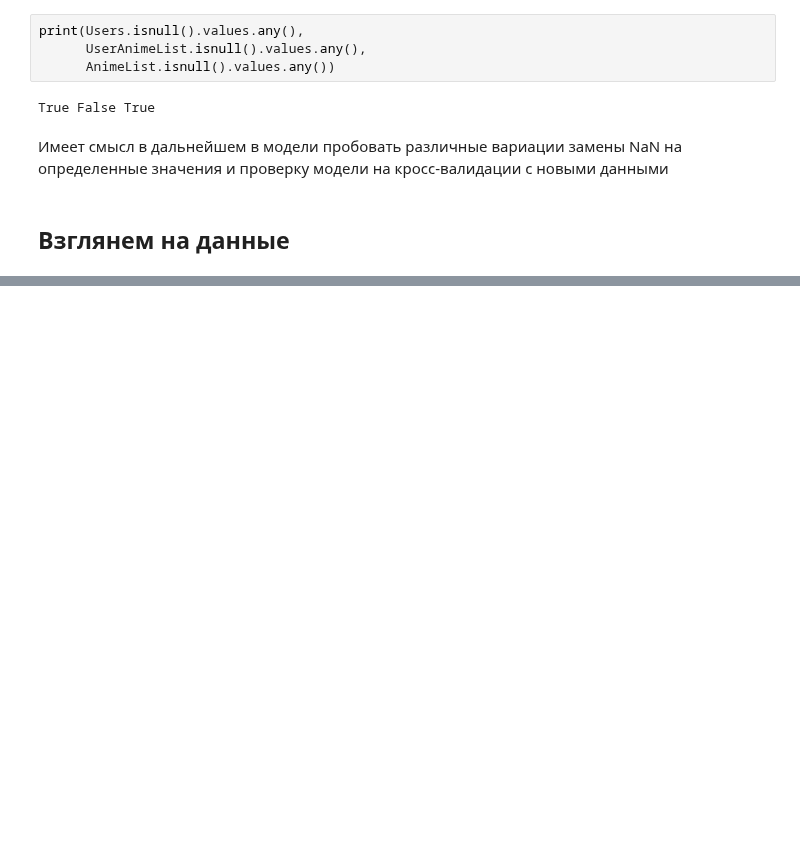
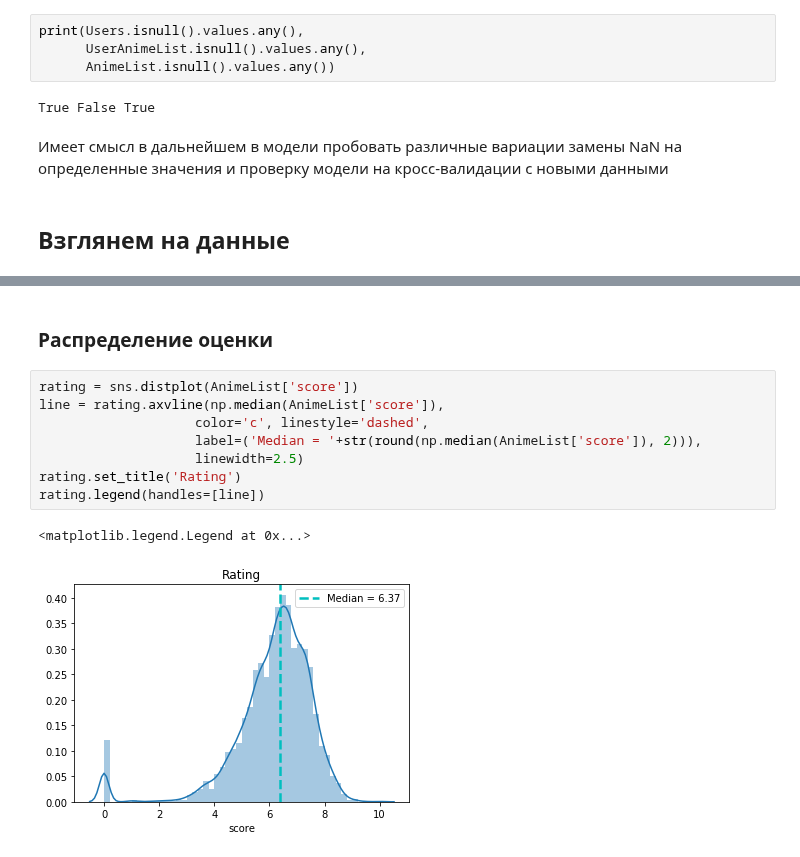
Before and after one commit to DKosov/TechnoSphere, a Jupyter notebook: ds/myAnimeList/report.ipynb, the cells around one changed output, grey strips where cells are left out. Cells and saved outputs as stored; diff of their text form; blank space fills up the shorter version.

```diff
--- a/ds/myAnimeList/report.ipynb
+++ b/ds/myAnimeList/report.ipynb
@@ -118,0 +130,13 @@ sns.pairplot(=data[['type','members','episodes','rating']],hue='type')
+# %% [markdown]
+### Распределение оценки
+# %%
+rating = sns.distplot(AnimeList['score'])
+line = rating.axvline(np.median(AnimeList['score']),
+                    color='c', linestyle='dashed',
+                    label=('Median = '+str(round(np.median(AnimeList['score']), 2))),
+                    linewidth=2.5)
+rating.set_title('Rating')
+rating.legend(handles=[line])
+# %% [output]
+<matplotlib.legend.Legend at 0x...>
+[figure, added]
```
Also changed, not shown: parts of 6 cells of this notebook.
